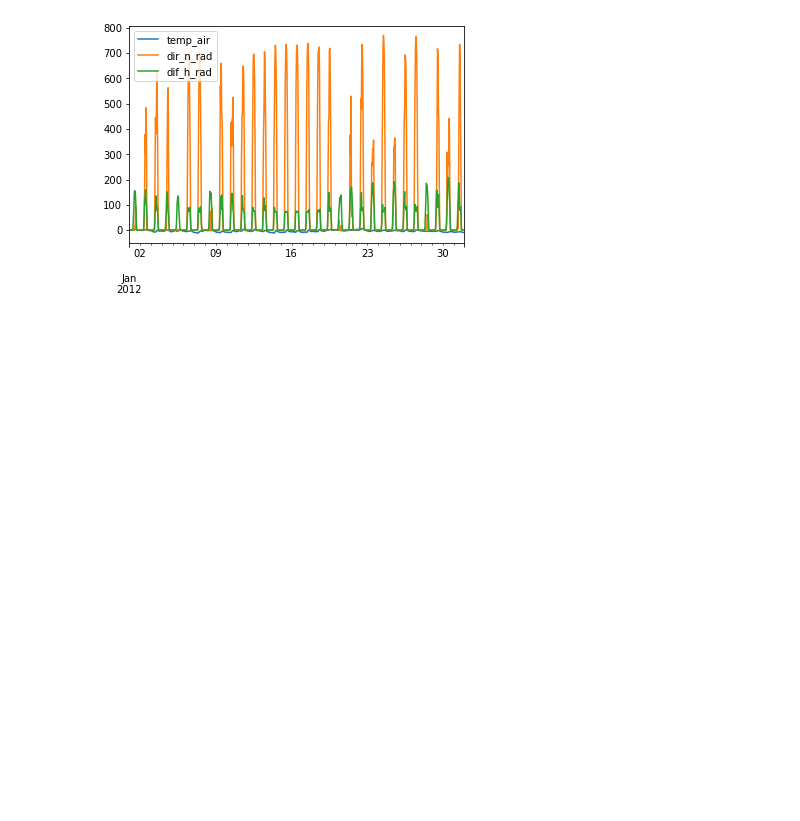
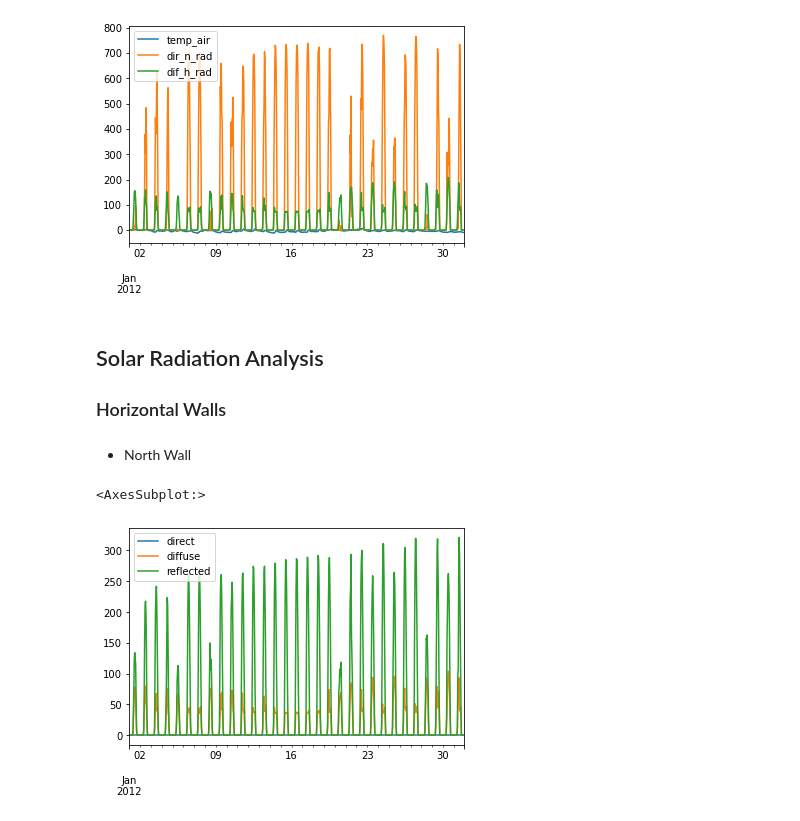
Before and after one commit to fradepa98/eva_DMBEM, a Jupyter notebook: WeatherData.ipynb, the cells around one changed output. Drawn from its saved outputs; the diff is of its cells as text; code cells hidden in the pictures; blank space fills up the shorter version.

```diff
--- a/WeatherData.ipynb
+++ b/WeatherData.ipynb
@@ -34,3 +36,25 @@ weather_data.plot()
 # %% [output]
 <AxesSubplot:>
 [figure]
+# %% [markdown]
+## Solar Radiation Analysis
+
+### Horizontal Walls
+# %%
+albedo_ground = 0.2
+albedo_snow = 0.9
+albedo = 0.9*albedo_snow + 0.1*albedo_ground
+# %% [markdown]
+* North Wall
+# %%
+surface_orientation_N = {'slope': 90,
+                       'azimuth': 180,
+                       'latitude': 46}
+
+rad_surf_N = sol_rad_tilt_surf(
+    weather_data, surface_orientation_N, albedo)
+
+rad_surf_N.plot()
+# %% [output]
+<AxesSubplot:>
+[figure, added]
```
Also changed, not shown: parts of 19 cells of this notebook.
